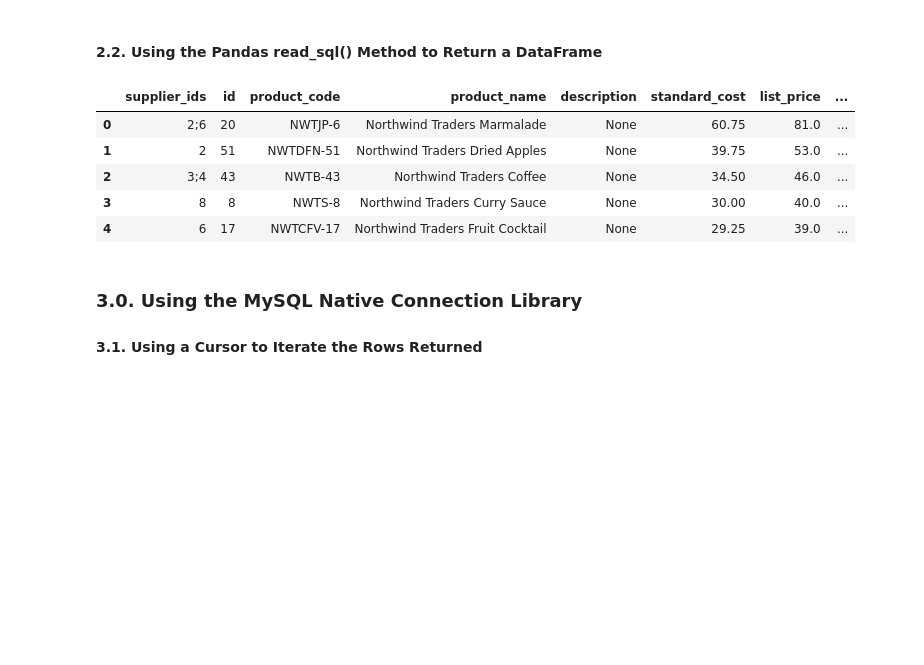
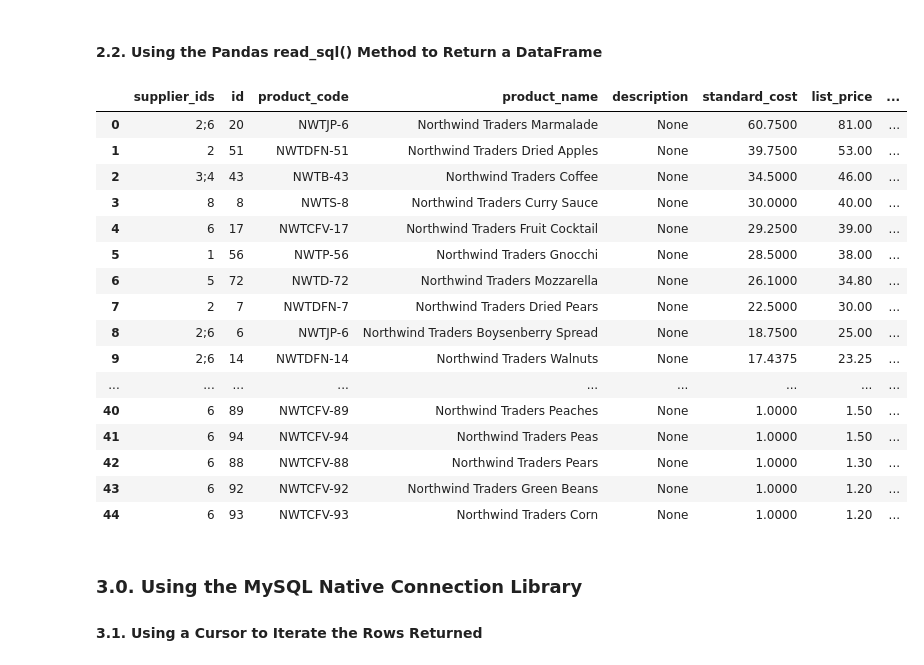
Before and after one commit to wloving77/ds2002, a Jupyter notebook: 02-Python/02-Python-MySQL.ipynb, the cells around one changed output. Saved outputs shown, nothing was run; the diff lists cells and outputs as text; code cells hidden in the pictures; blank space fills up the shorter version.

```diff
--- a/02-Python/02-Python-MySQL.ipynb
+++ b/02-Python/02-Python-MySQL.ipynb
@@ -27,11 +26,11 @@ ModuleNotFoundError: No module named 'mysql'
 # %% [markdown]
 #### 1.3. And then, Assign Connection Variables for the MySQL Server & Database with which You'll be Working
 # %%
-host_name = "127.0.0.1"
+host_name = "localhost"
 host_ip = "127.0.0.1"
 port = "3306"
 
 user_id = "root"
-pwd = "test"
+pwd = os.environ["PWD"]
 db_name = "northwind"
 # %% [markdown]
@@ -83,17 +85,28 @@ conn.close()
 # %%
 conn = pymysql.connect(host=host_name, user=user_id, password=pwd, database=db_name)
 
 df = pd.read_sql("SELECT * FROM products ORDER BY list_price DESC;", conn)
 
 conn.close()
-df.head()
+df.head(50)
 # %% [output]
 |  | supplier_ids | id | product_code | product_name | description | standard_cost | list_price | ... |
-| 0 | 2;6 | 20 | NWTJP-6 | Northwind Traders Marmalade | None | 60.75 | 81.0 | ... |
-| 1 | 2 | 51 | NWTDFN-51 | Northwind Traders Dried Apples | None | 39.75 | 53.0 | ... |
-| 2 | 3;4 | 43 | NWTB-43 | Northwind Traders Coffee | None | 34.50 | 46.0 | ... |
-| 3 | 8 | 8 | NWTS-8 | Northwind Traders Curry Sauce | None | 30.00 | 40.0 | ... |
-| 4 | 6 | 17 | NWTCFV-17 | Northwind Traders Fruit Cocktail | None | 29.25 | 39.0 | ... |
+| 0 | 2;6 | 20 | NWTJP-6 | Northwind Traders Marmalade | None | 60.7500 | 81.00 | ... |
+| 1 | 2 | 51 | NWTDFN-51 | Northwind Traders Dried Apples | None | 39.7500 | 53.00 | ... |
+| 2 | 3;4 | 43 | NWTB-43 | Northwind Traders Coffee | None | 34.5000 | 46.00 | ... |
+| 3 | 8 | 8 | NWTS-8 | Northwind Traders Curry Sauce | None | 30.0000 | 40.00 | ... |
+| 4 | 6 | 17 | NWTCFV-17 | Northwind Traders Fruit Cocktail | None | 29.2500 | 39.00 | ... |
+| 5 | 1 | 56 | NWTP-56 | Northwind Traders Gnocchi | None | 28.5000 | 38.00 | ... |
+| 6 | 5 | 72 | NWTD-72 | Northwind Traders Mozzarella | None | 26.1000 | 34.80 | ... |
+| 7 | 2 | 7 | NWTDFN-7 | Northwind Traders Dried Pears | None | 22.5000 | 30.00 | ... |
+| 8 | 2;6 | 6 | NWTJP-6 | Northwind Traders Boysenberry Spread | None | 18.7500 | 25.00 | ... |
+| 9 | 2;6 | 14 | NWTDFN-14 | Northwind Traders Walnuts | None | 17.4375 | 23.25 | ... |
+| ... | ... | ... | ... | ... | ... | ... | ... | ... |
+| 40 | 6 | 89 | NWTCFV-89 | Northwind Traders Peaches | None | 1.0000 | 1.50 | ... |
+| 41 | 6 | 94 | NWTCFV-94 | Northwind Traders Peas | None | 1.0000 | 1.50 | ... |
+| 42 | 6 | 88 | NWTCFV-88 | Northwind Traders Pears | None | 1.0000 | 1.30 | ... |
+| 43 | 6 | 92 | NWTCFV-92 | Northwind Traders Green Beans | None | 1.0000 | 1.20 | ... |
+| 44 | 6 | 93 | NWTCFV-93 | Northwind Traders Corn | None | 1.0000 | 1.20 | ... |
 # %% [markdown]
 ### 3.0. Using the MySQL Native Connection Library
 #### 3.1. Using a Cursor to Iterate the Rows Returned
```
Also changed, not shown: parts of 3 cells of this notebook, 1 other file.
